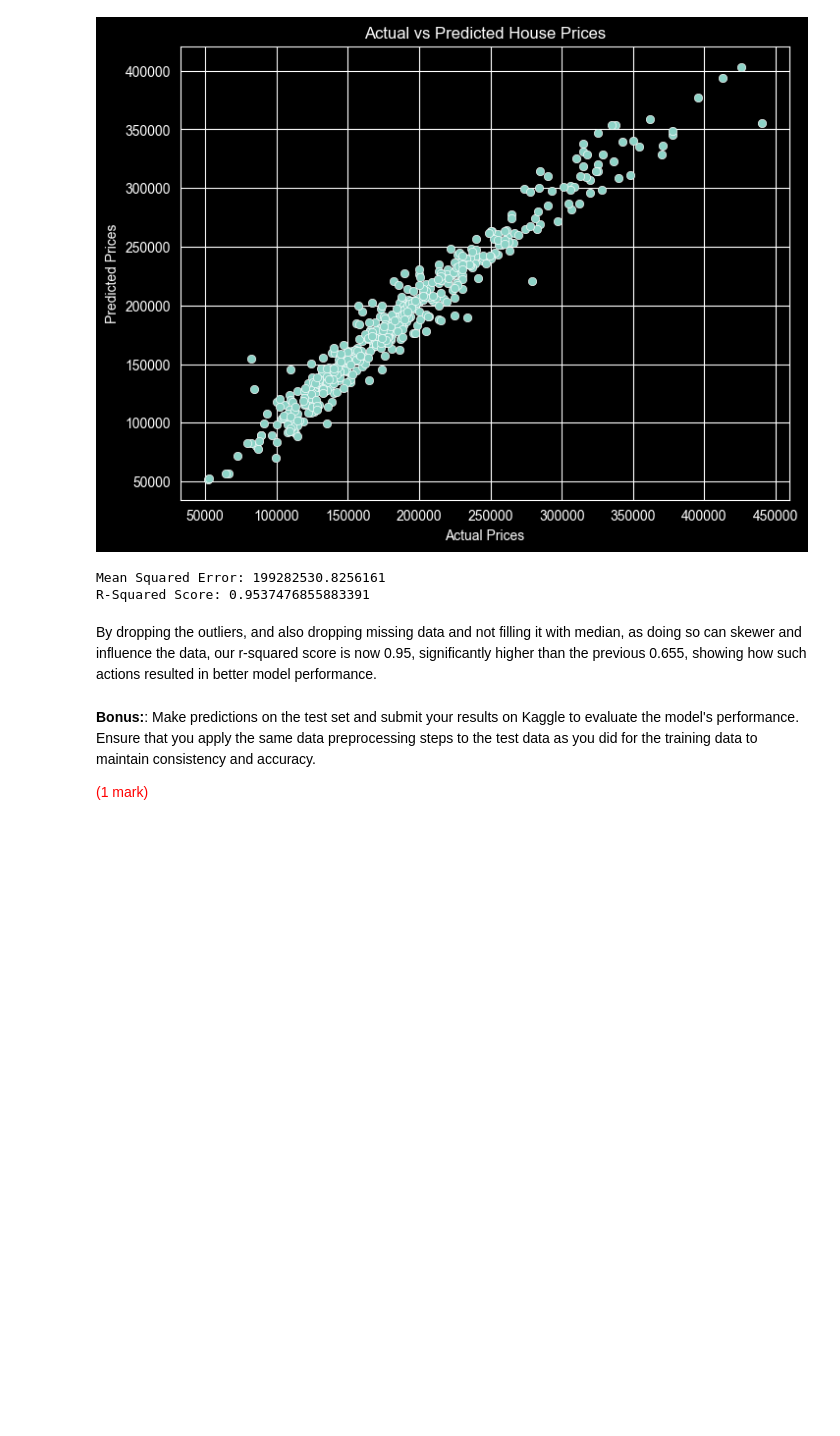
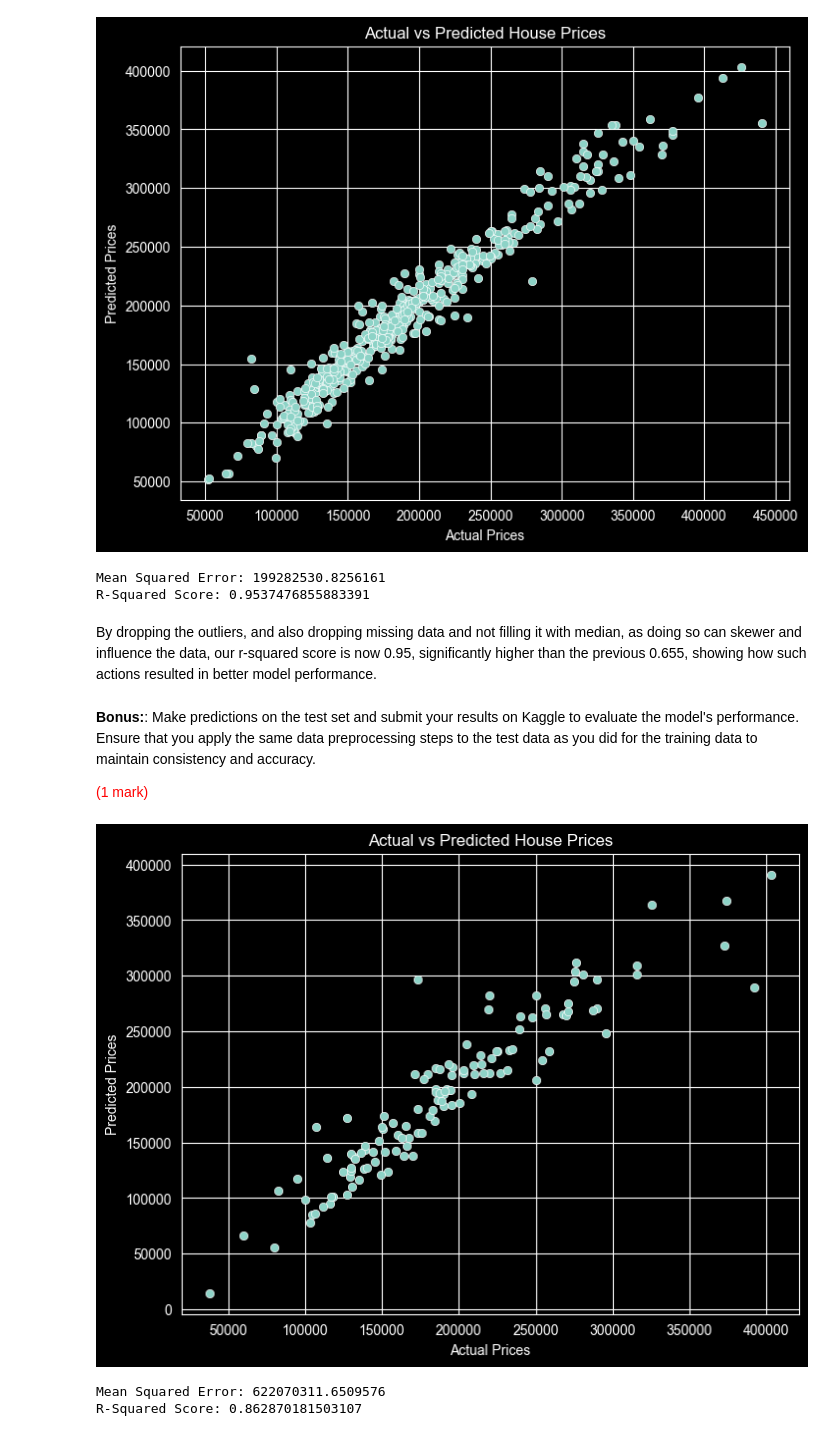
Before and after one commit to scottejin/Linear-Regression-Exercise, a Jupyter notebook: linear_regression.ipynb, the cells around one changed output. Drawn from its saved outputs; the diff is of its cells as text; code cells hidden in the pictures; blank space fills up the shorter version.

```diff
--- a/linear_regression.ipynb
+++ b/linear_regression.ipynb
@@ -259,3 +259,21 @@ By dropping the outliers, and also dropping missing data and not filling it with
 **Bonus:**: Make predictions on the test set and submit your results on Kaggle to evaluate the model's performance. Ensure that you apply the same data preprocessing steps to the test data as you did for the training data to maintain consistency and accuracy.
 
 <span style="color:red">(1 mark)</span>
+# %%
+y_pred = model.predict(X_test)
+
+plt.figure(figsize=(8,6))
+sns.scatterplot(x=y_test, y=y_pred)
+plt.xlabel("Actual Prices")
+plt.ylabel("Predicted Prices")
+plt.title("Actual vs Predicted House Prices")
+plt.show()
+
+square = mean_squared_error(y_test, y_pred)
+triangle = r2_score(y_test, y_pred)
+print(f"Mean Squared Error: {square}")
+print(f"R-Squared Score: {triangle}")
+# %% [output]
+[figure, added]
+Mean Squared Error: 622070311.6509576
+R-Squared Score: 0.862870181503107
```
